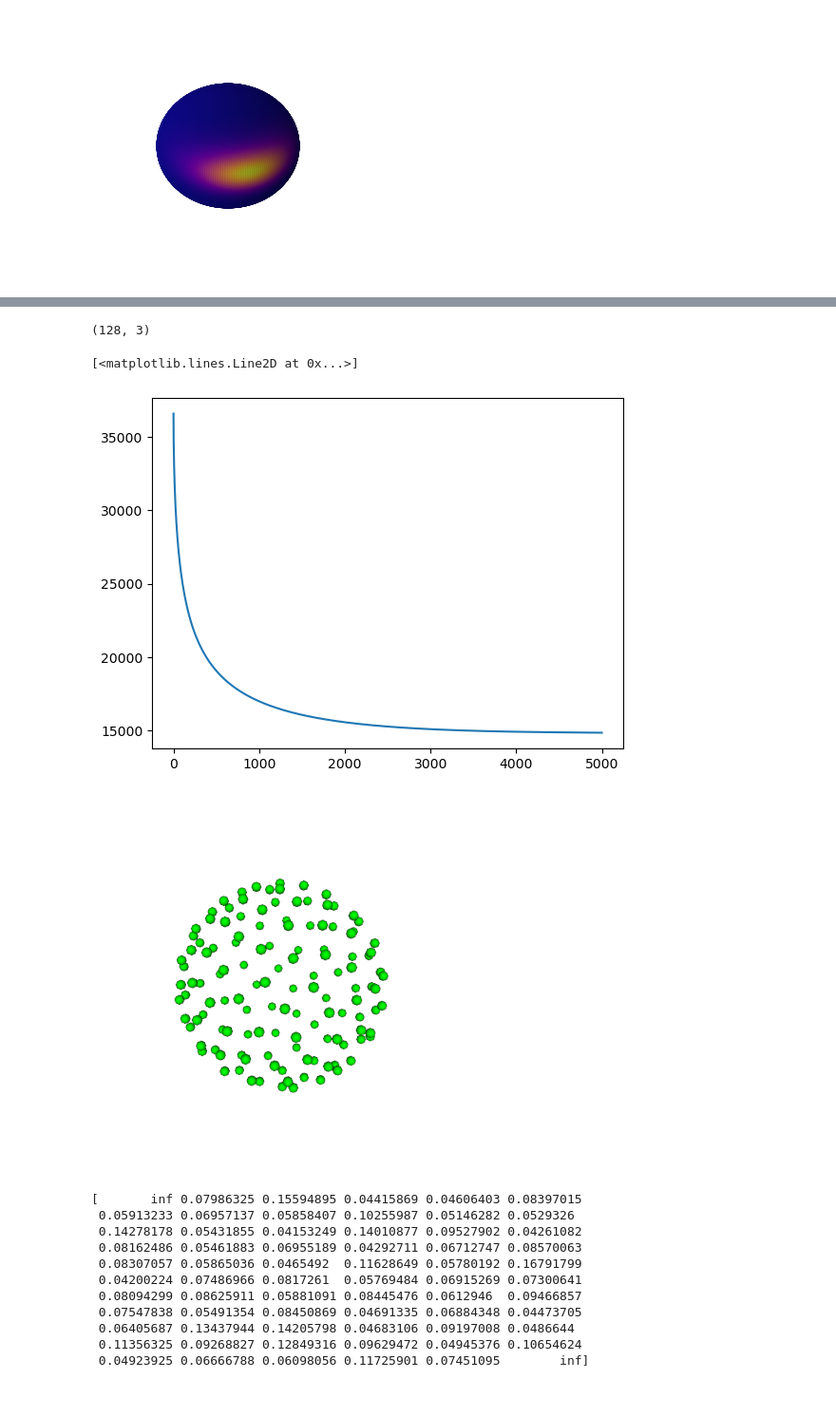
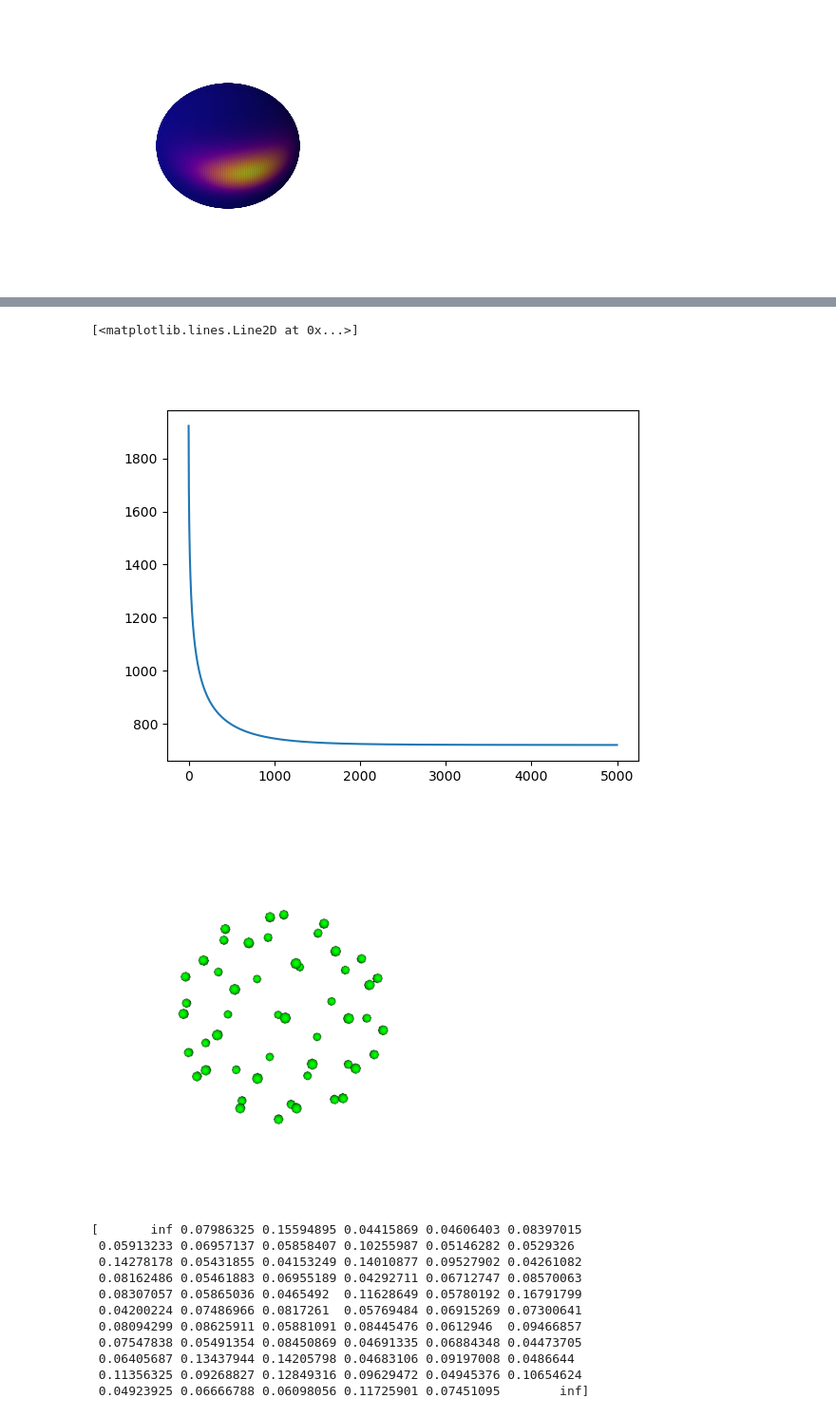
Before and after one commit to BrysonGray/fibermetric, a Jupyter notebook: notebooks/dipy_tutorial.ipynb, the cells around one changed output, grey strips where cells are left out. Shown: that part at 95% size. Cells and saved outputs as stored; diff of their text form; code cells hidden in the pictures.

```diff
--- a/notebooks/dipy_tutorial.ipynb
+++ b/notebooks/dipy_tutorial.ipynb
@@ -208,7 +205,7 @@ def screenshot_gradients(sph_gtab, title='Modeling'):
     scene.clear()
     return outfile
 # %%
-n_pts = 64
+n_pts = 15
 bvalue = 1000
 theta = np.pi - np.random.rand(n_pts)
 phi = 2 * np.pi - np.random.rand(n_pts)
@@ -249,18 +246,16 @@ bvecs,
 # %%
-sph_gtab.vertices.shape
+np.save('/home/brysongray/tractography/neuron_trx/action_space_30_dir', sph_gtab.vertices)
-# %% [output]
-(128, 3)
 # %%
 plt.figure()
 plt.plot(potential)
 # %% [output]
 [<matplotlib.lines.Line2D at 0x...>]
-[figure, old version]
+[figure, new version]
 # %%
-image = screenshot_gradients(sph_gtab, title='Example directions')
+image = screenshot_gradients(sph_gtab, title='Example directions', )
 Image(filename=image)
 # %% [output]
-[figure, old version]
+[figure, new version]
 # %%
 S0 = 100
 SNR = 500
```
Also changed, not shown: parts of 2 cells of this notebook, 8 other files.
